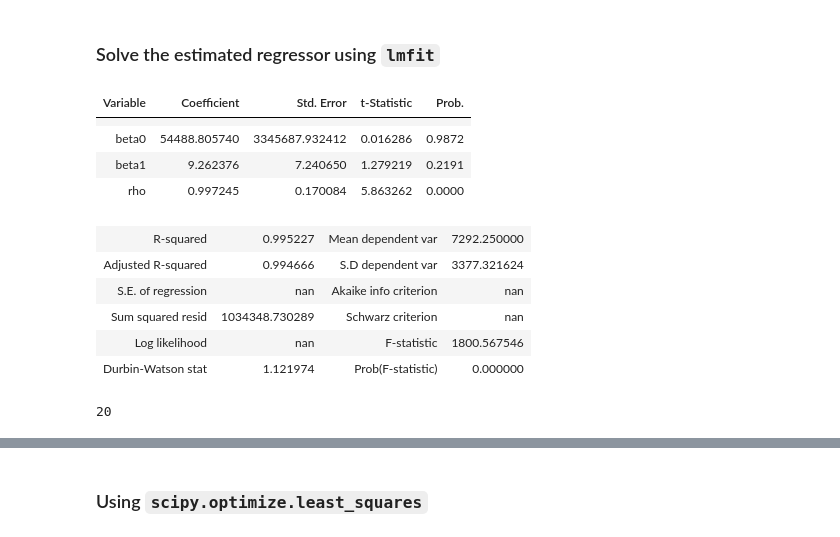
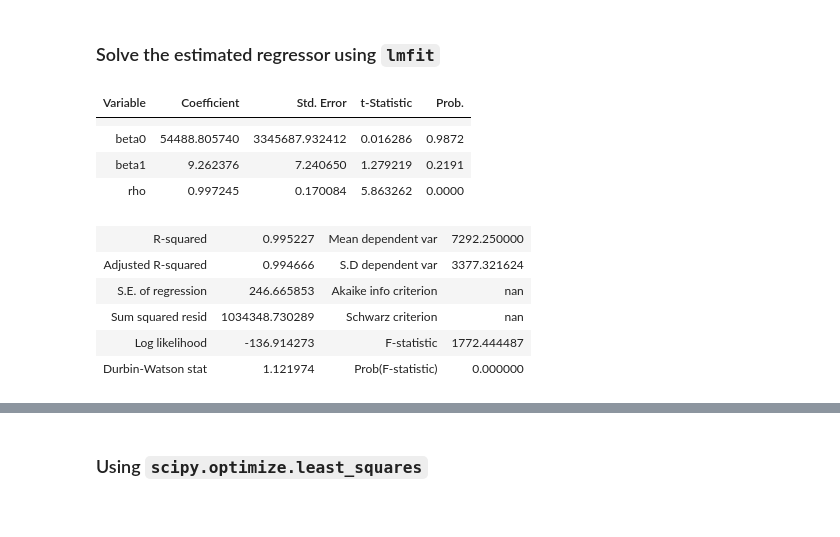
Before and after one commit to LugoBlogger/SI-201-542-forecasting-technique, a Jupyter notebook: chapter-07/07-example-05-generalized-diff.ipynb, the cells around one changed output, grey strips where cells are left out. Drawn from its saved outputs; the diff is of its cells as text; code cells hidden in the pictures.

```diff
--- a/chapter-07/07-example-05-generalized-diff.ipynb
+++ b/chapter-07/07-example-05-generalized-diff.ipynb
@@ -518,58 +563,75 @@ def get_eviews_out(df, init_params):
   # print(p_values)
 
   # -- compute ANOVA table
+  #    For nonlinear equation, we cannot compute R_sq from ssr/sst
+  #    The relation  sst = ssr + sse, but you have to change the formula
+  #    for R_sq and F_score to use sse and sst
+  #    We cannot compute SSR from df["hat_Y"] - meanY because the regression
+  #    is nonlinear, we have to compute from ssr = sst - sse
+  #    And we have to change the d.o.f (see https://stats.stackexchange.com/a/256104)
   meanY = df["Y"].iloc[1:].mean()
   stddevY = np.std(df["Y"].iloc[1:], ddof=1)
-  ssr = ((df["hat_Y"].iloc[1:] - meanY)**2).sum()             # sum of square regression
-  sst = ((df["Y"][1:] - meanY)**2).sum()
+  # ssr_manual = ((df["hat_Y"].iloc[1:] - meanY)**2).sum()      # sum of square regression
+  sst = ((df["Y"][1:] - meanY)**2).sum()                      # sum of square total
   sse = ((df["Y"].iloc[1:] - df["hat_Y"].iloc[1:])**2).sum()  # sum of square residual
+  ssr = sst - sse
+  # print(f"ssr_manual: {ssr_manual}")
+  # print(f"ssr: {ssr}")
   anova_sumSq = np.array([ssr, sse, sst])
-  anova_dof = np.array([n_vars-1, n_data-n_vars, n_data - 1], dtype=int)
-  anova_meanSq = (anova_sumSq/anova_dof)
-  anova_F_score = anova_meanSq[0] / anova_meanSq[1]
+
+  # -- degree of freedom for sse is (n_data - n_vars)
+  #    degree of freedom for ssr is (n_vars - 1)
+  anova_dof = np.array([n_vars - 1, n_data - n_vars, n_data - 1])
+  anova_meanSq = anova_sumSq/anova_dof
+  anova_F_score = (sst/sse - 1) *(n_data - n_vars) / (n_vars - 1)
   anova_p_value = sc_stats.f.sf(anova_F_score, anova_dof[0], anova_dof[1])
+
 
   # -- compute R_sq (coefficient of determination)
   R_sq = 1 - sse/sst
 
   # -- compute adjusted R_sq
   adj_R_sq = 1 - (1 - R_sq)*(n_data-1)/(n_data - n_vars)
+
+  # -- compute log-likelihood (https://www.stat.cmu.edu/~cshalizi/mreg/15/lectures/06/lecture-06.pdf)
+  #    Eq. (3)
+  s = np.sqrt((regress.residual**2).sum() / n_data)
+  log_likelihood = -n_data/2 * np.log(2.*np.pi) - n_data *np.log(s) \
+    - (1./(2.*s**2) * (regress.residual**2).sum())
 
   # -- calcualte Durbin-Watson statistic
   e_t = regress.residual
   numerator = ((e_t[1:] - e_t[:-1])**2).sum()
   dw_stats = numerator / (e_t**2).sum()
   # print(dw_stats)
 
   data = [
     ["R-squared", R_sq, "Mean dependent var", meanY],
     ["Adjusted R-squared", adj_R_sq, "S.D dependent var", stddevY],
-    ["S.E. of regression", np.nan, "Akaike info criterion", np.nan],
+    ["S.E. of regression", np.sqrt(anova_meanSq[1]), "Akaike info criterion", np.nan],
     ["Sum squared resid", (e_t**2).sum(), "Schwarz criterion", np.nan],
-    ["Log likelihood", np.nan, "F-statistic", anova_F_score],
+    ["Log likelihood", log_likelihood, "F-statistic", anova_F_score],
     ["Durbin-Watson stat", dw_stats, "Prob(F-statistic)", anova_p_value]
   ]
   table_anova = tabulate.tabulate(data, tablefmt="html",
     floatfmt=[None, "8f", None, "8f"])
 
   display(table_anova)
 
+  return regress
+
 
 init_params = [50_000, 5, 0.5]
-get_eviews_out(df_generalized, init_params)
+regress = get_eviews_out(df_generalized, init_params)
 # %% [output]
 | Variable | Coefficient | Std. Error | t-Statistic | Prob. |
 |  |  |  |  |  |
 | beta0 | 54488.805740 | 3345687.932412 | 0.016286 | 0.9872 |
 | beta1 | 9.262376 | 7.240650 | 1.279219 | 0.2191 |
 | rho | 0.997245 | 0.170084 | 5.863262 | 0.0000 |
 | R-squared | 0.995227 | Mean dependent var | 7292.250000 |
 | Adjusted R-squared | 0.994666 | S.D dependent var | 3377.321624 |
-| S.E. of regression | nan | Akaike info criterion | nan |
+| S.E. of regression | 246.665853 | Akaike info criterion | nan |
 | Sum squared resid | 1034348.730289 | Schwarz criterion | nan |
-| Log likelihood | nan | F-statistic | 1800.567546 |
+| Log likelihood | -136.914273 | F-statistic | 1772.444487 |
 | Durbin-Watson stat | 1.121974 | Prob(F-statistic) | 0.000000 |
-# %%
-regress_generalized.ndata
-# %% [output]
-20
```
Also changed, not shown: parts of 3 cells of this notebook.
